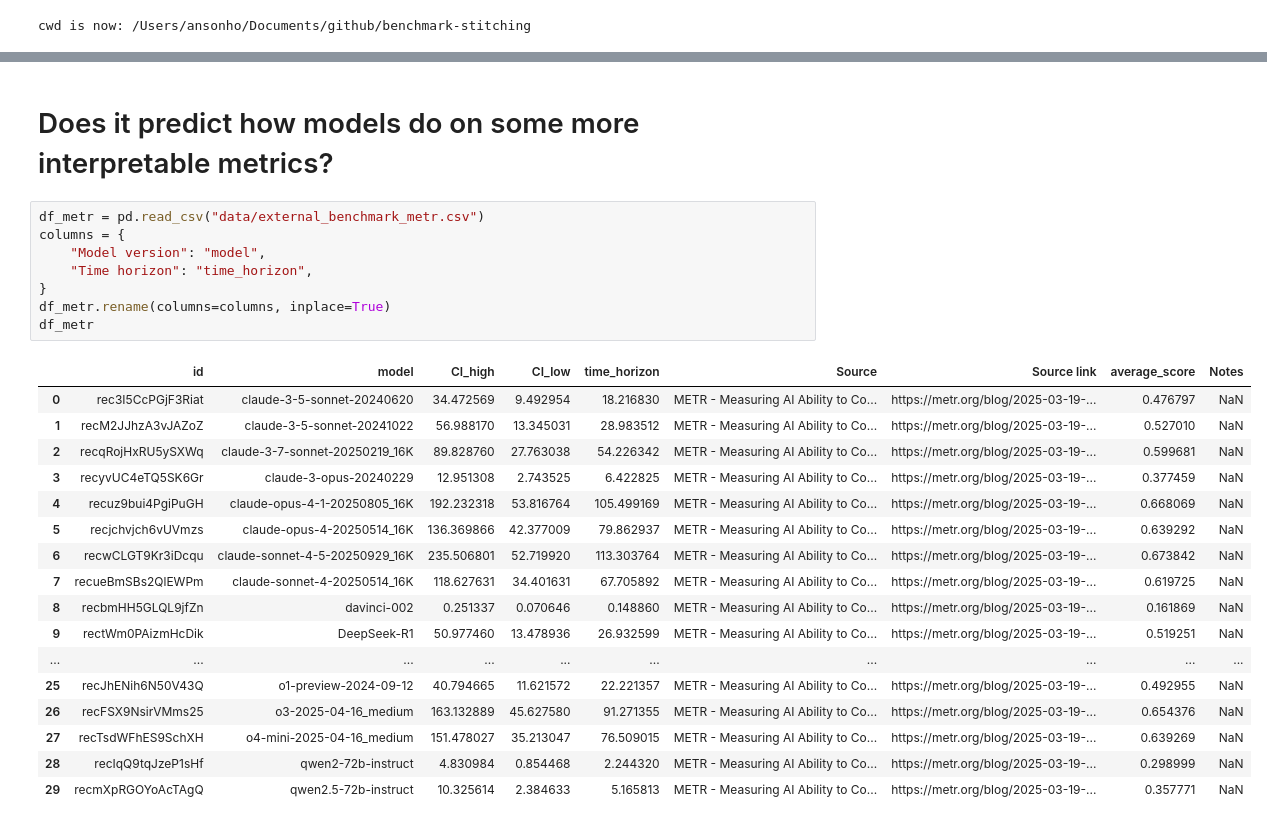
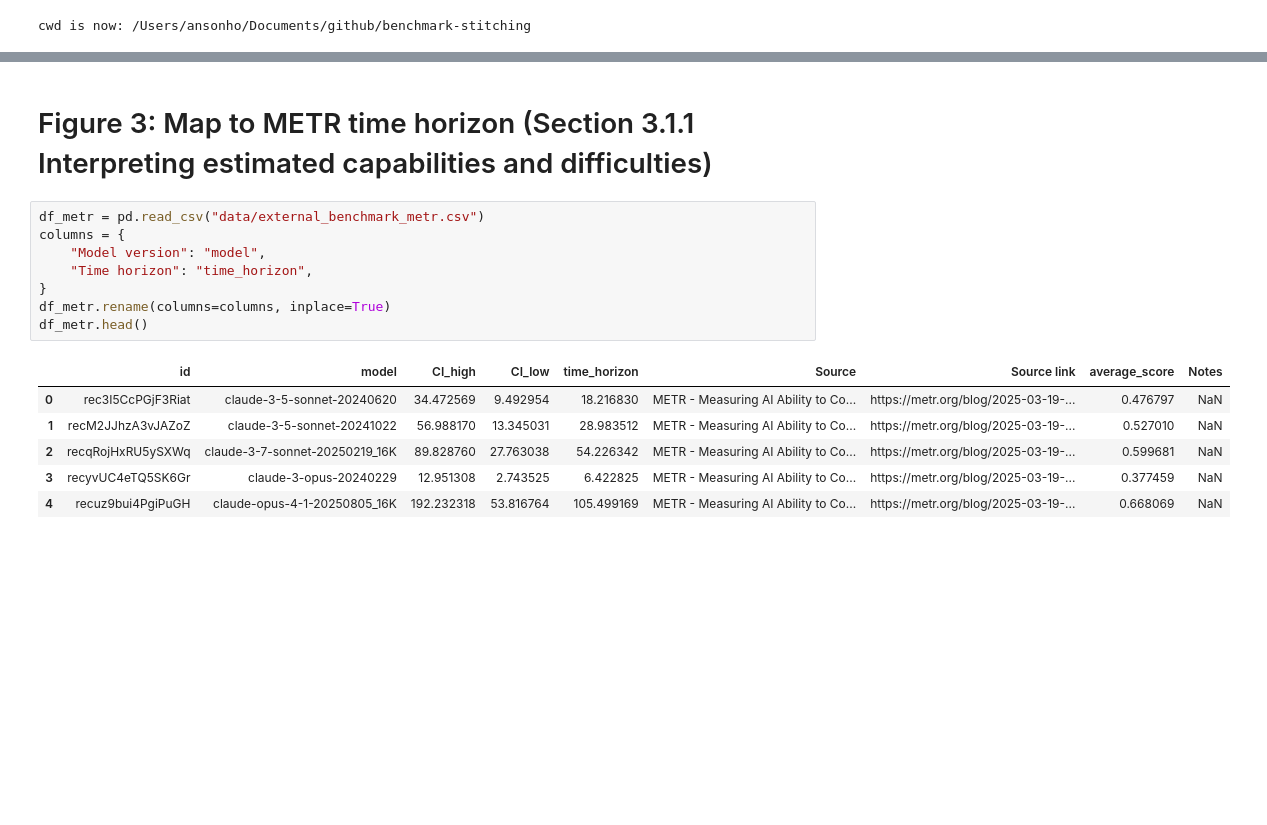
Before and after one commit to epoch-research/benchmark-stitching, a Jupyter notebook: analysis/model_fit.ipynb, the cells around one changed output, grey strips where cells are left out. Saved outputs shown, nothing was run; the diff lists cells and outputs as text; blank space fills up the shorter version.

```diff
--- a/analysis/model_fit.ipynb
+++ b/analysis/model_fit.ipynb
@@ -1923,31 +871,20 @@ for i, (idx, row) in enumerate(selected_df.iterrows()):
 # %% [markdown]
-# Does it predict how models do on some more interpretable metrics?
+# Figure 3: Map to METR time horizon (Section 3.1.1 Interpreting estimated capabilities and difficulties)
 # %%
 df_metr = pd.read_csv("data/external_benchmark_metr.csv")
 columns = {
     "Model version": "model",
     "Time horizon": "time_horizon",
 }
 df_metr.rename(columns=columns, inplace=True)
-df_metr
+df_metr.head()
 # %% [output]
 |  | id | model | CI_high | CI_low | time_horizon | Source | Source link | average_score | Notes |
 | 0 | rec3I5CcPGjF3Riat | claude-3-5-sonnet-20240620 | 34.472569 | 9.492954 | 18.216830 | METR - Measuring AI Ability to Co... | https://metr.org/blog/2025-03-19-... | 0.476797 | NaN |
 | 1 | recM2JJhzA3vJAZoZ | claude-3-5-sonnet-20241022 | 56.988170 | 13.345031 | 28.983512 | METR - Measuring AI Ability to Co... | https://metr.org/blog/2025-03-19-... | 0.527010 | NaN |
 | 2 | recqRojHxRU5ySXWq | claude-3-7-sonnet-20250219_16K | 89.828760 | 27.763038 | 54.226342 | METR - Measuring AI Ability to Co... | https://metr.org/blog/2025-03-19-... | 0.599681 | NaN |
 | 3 | recyvUC4eTQ5SK6Gr | claude-3-opus-20240229 | 12.951308 | 2.743525 | 6.422825 | METR - Measuring AI Ability to Co... | https://metr.org/blog/2025-03-19-... | 0.377459 | NaN |
 | 4 | recuz9bui4PgiPuGH | claude-opus-4-1-20250805_16K | 192.232318 | 53.816764 | 105.499169 | METR - Measuring AI Ability to Co... | https://metr.org/blog/2025-03-19-... | 0.668069 | NaN |
-| 5 | recjchvjch6vUVmzs | claude-opus-4-20250514_16K | 136.369866 | 42.377009 | 79.862937 | METR - Measuring AI Ability to Co... | https://metr.org/blog/2025-03-19-... | 0.639292 | NaN |
-| 6 | recwCLGT9Kr3iDcqu | claude-sonnet-4-5-20250929_16K | 235.506801 | 52.719920 | 113.303764 | METR - Measuring AI Ability to Co... | https://metr.org/blog/2025-03-19-... | 0.673842 | NaN |
-| 7 | recueBmSBs2QlEWPm | claude-sonnet-4-20250514_16K | 118.627631 | 34.401631 | 67.705892 | METR - Measuring AI Ability to Co... | https://metr.org/blog/2025-03-19-... | 0.619725 | NaN |
-| 8 | recbmHH5GLQL9jfZn | davinci-002 | 0.251337 | 0.070646 | 0.148860 | METR - Measuring AI Ability to Co... | https://metr.org/blog/2025-03-19-... | 0.161869 | NaN |
-| 9 | rectWm0PAizmHcDik | DeepSeek-R1 | 50.977460 | 13.478936 | 26.932599 | METR - Measuring AI Ability to Co... | https://metr.org/blog/2025-03-19-... | 0.519251 | NaN |
-| ... | ... | ... | ... | ... | ... | ... | ... | ... | ... |
-| 25 | recJhENih6N50V43Q | o1-preview-2024-09-12 | 40.794665 | 11.621572 | 22.221357 | METR - Measuring AI Ability to Co... | https://metr.org/blog/2025-03-19-... | 0.492955 | NaN |
-| 26 | recFSX9NsirVMms25 | o3-2025-04-16_medium | 163.132889 | 45.627580 | 91.271355 | METR - Measuring AI Ability to Co... | https://metr.org/blog/2025-03-19-... | 0.654376 | NaN |
-| 27 | recTsdWFhES9SchXH | o4-mini-2025-04-16_medium | 151.478027 | 35.213047 | 76.509015 | METR - Measuring AI Ability to Co... | https://metr.org/blog/2025-03-19-... | 0.639269 | NaN |
-| 28 | recIqQ9tqJzeP1sHf | qwen2-72b-instruct | 4.830984 | 0.854468 | 2.244320 | METR - Measuring AI Ability to Co... | https://metr.org/blog/2025-03-19-... | 0.298999 | NaN |
-| 29 | recmXpRGOYoAcTAgQ | qwen2.5-72b-instruct | 10.325614 | 2.384633 | 5.165813 | METR - Measuring AI Ability to Co... | https://metr.org/blog/2025-03-19-... | 0.357771 | NaN |
 # %%
 # Combine df_metr and df_cm1 to predict time_horizon from estimated_capability
 import numpy as np
```
Also changed, not shown: parts of 47 cells of this notebook, 8 other files.
